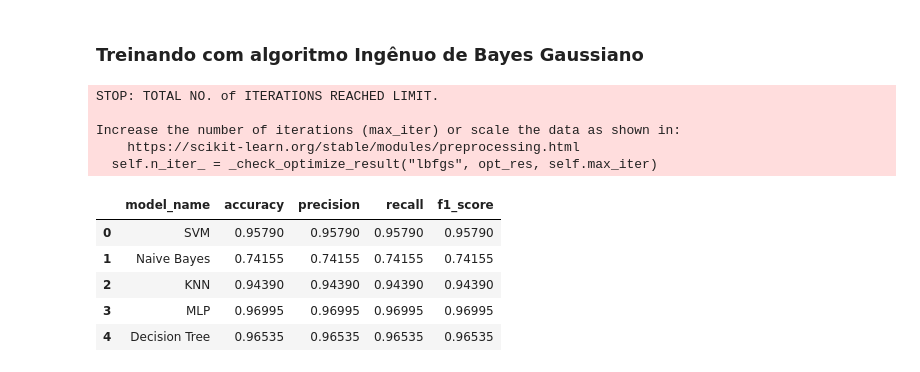
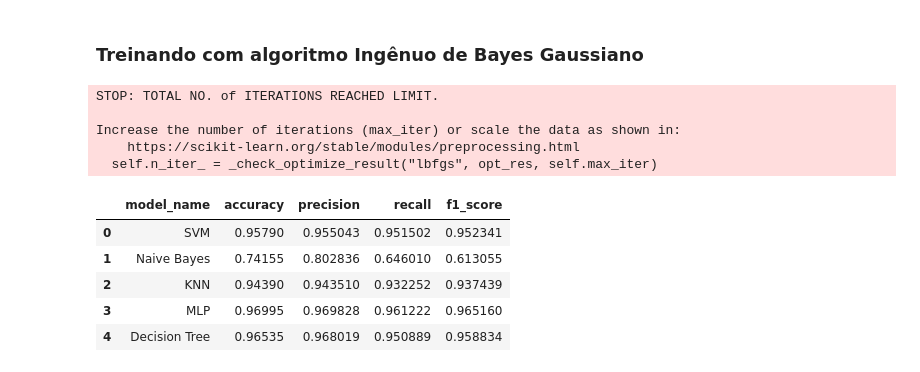
Before and after one commit to dvccs-softex/apd-de-maquina-RRIA, a Jupyter notebook: notebook.ipynb, the cells around one changed output. Saved outputs shown, nothing was run; the diff lists cells and outputs as text; code cells hidden in the pictures.

Commit message:
FIX: metrics report

```diff
--- a/notebook.ipynb
+++ b/notebook.ipynb
@@ -126,10 +126,10 @@ def get_metrics(model_name ,y_test, y_pred):
         y_test (array): Test targets
         y_pred (array): Test predictions
     """
-    accuracy = metrics.accuracy_score(y_test, y_pred)
-    precision = metrics.precision_score(y_test, y_pred, average='micro')
-    recall = metrics.recall_score(y_test, y_pred, average='micro')
-    f1_score = metrics.f1_score(y_test, y_pred, average='micro')
+    accuracy = metrics.accuracy_score(y_test, y_pred, normalize=True)
+    precision = metrics.precision_score(y_test, y_pred, average='macro')
+    recall = metrics.recall_score(y_test, y_pred, average='macro')
+    f1_score = metrics.f1_score(y_test, y_pred, average='macro')
 
     results_dict = {
         'model_name': model_name,
@@ -259,8 +259,22 @@ print(tree_rules)
 # %%
 def models_report(
     model_list: list,
-    y_test: list,
+    df_split: tuple,
 ):
+    """Pipeline to evaluate multiple models.
+
+    Args:
+        model_list (list): List of dictionaries containing the model and its
+            name.
+            Example: [{'model_name': 'Decision Tree',
+                      'estimator': DecisionTreeClassifier()}]
+        df_split (tuple): Tuple containing the train and test dataframes.
+            Example: (X_train, X_test, y_train, y_test)
+
+    Returns:
+        Pandas.DataFrame: Dataframe containing the metrics of each model.
+    """
+    X_train, X_test, y_train, y_test = df_split
     results_list = []
     for mdl in model_list:
         model = mdl.get('estimator')
@@ -307,18 +321,17 @@ model_list = [
 ]
 # %% [markdown]
 ### Treinando com algoritmo Ingênuo de Bayes Gaussiano
-# %%
-models_report(model_list, y_test)
-# TODO: entender porque diabos ta tudo igual >:C
-# %% [output]
-STOP: TOTAL NO. of ITERATIONS REACHED LIMIT.
-
-Increase the number of iterations (max_iter) or scale the data as shown in:
-    https://scikit-learn.org/stable/modules/preprocessing.html
-  self.n_iter_ = _check_optimize_result("lbfgs", opt_res, self.max_iter)
-|  | model_name | accuracy | precision | recall | f1_score |
-| 0 | SVM | 0.95790 | 0.95790 | 0.95790 | 0.95790 |
-| 1 | Naive Bayes | 0.74155 | 0.74155 | 0.74155 | 0.74155 |
-| 2 | KNN | 0.94390 | 0.94390 | 0.94390 | 0.94390 |
-| 3 | MLP | 0.96995 | 0.96995 | 0.96995 | 0.96995 |
-| 4 | Decision Tree | 0.96535 | 0.96535 | 0.96535 | 0.96535 |
+# %%
+models_report(model_list, (X_train, X_test, y_train, y_test))
+# %% [output]
+STOP: TOTAL NO. of ITERATIONS REACHED LIMIT.
+
+Increase the number of iterations (max_iter) or scale the data as shown in:
+    https://scikit-learn.org/stable/modules/preprocessing.html
+  self.n_iter_ = _check_optimize_result("lbfgs", opt_res, self.max_iter)
+|  | model_name | accuracy | precision | recall | f1_score |
+| 0 | SVM | 0.95790 | 0.955043 | 0.951502 | 0.952341 |
+| 1 | Naive Bayes | 0.74155 | 0.802836 | 0.646010 | 0.613055 |
+| 2 | KNN | 0.94390 | 0.943510 | 0.932252 | 0.937439 |
+| 3 | MLP | 0.96995 | 0.969828 | 0.961222 | 0.965160 |
+| 4 | Decision Tree | 0.96535 | 0.968019 | 0.950889 | 0.958834 |
```
Also changed, not shown: parts of 1 cell of this notebook.
